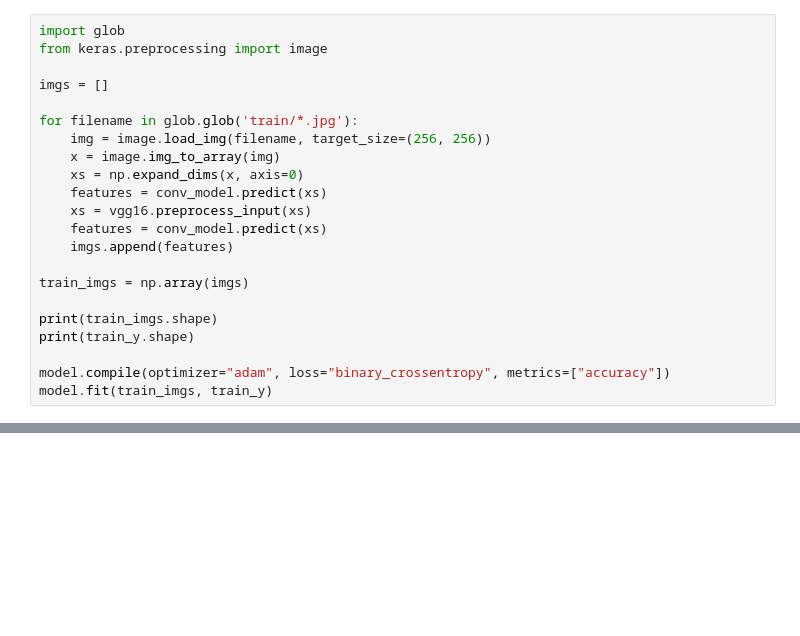
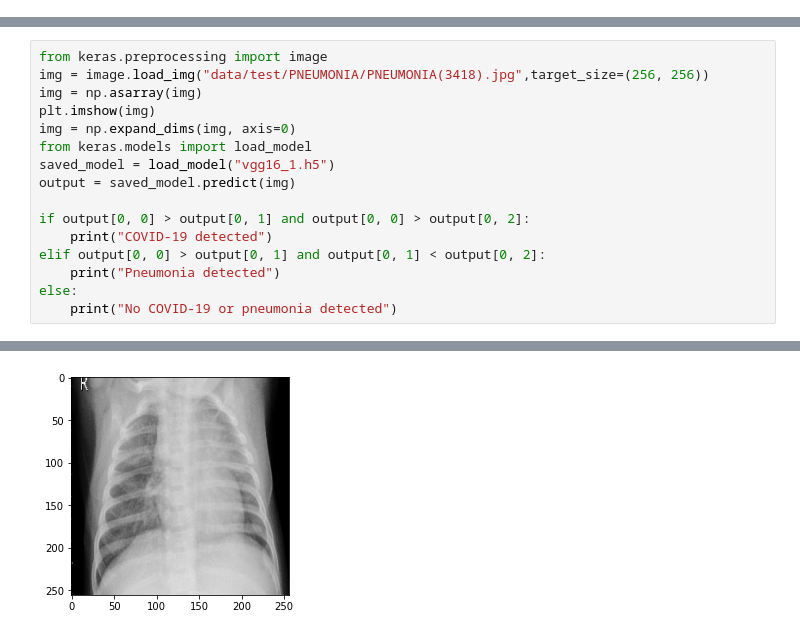
Before and after one commit to kevinjl321/cxr-net, a Jupyter notebook: vgg16.ipynb, the cells around one changed output, grey strips where cells are left out. Saved outputs shown, nothing was run; the diff lists cells and outputs as text; blank space fills up the shorter version.

```diff
--- a/vgg16.ipynb
+++ b/vgg16.ipynb
@@ -47,22 +0,0 @@ test_y = np.array(testy)
-# %%
-import glob
-from keras.preprocessing import image
-
-imgs = []
-
-for filename in glob.glob('train/*.jpg'):
-    img = image.load_img(filename, target_size=(256, 256))
-    x = image.img_to_array(img)
-    xs = np.expand_dims(x, axis=0)
-    features = conv_model.predict(xs)
-    xs = vgg16.preprocess_input(xs)
-    features = conv_model.predict(xs)
-    imgs.append(features)
-
-train_imgs = np.array(imgs)
-
-print(train_imgs.shape)
-print(train_y.shape)
-
-model.compile(optimizer="adam", loss="binary_crossentropy", metrics=["accuracy"])
-model.fit(train_imgs, train_y)
@@ -75,0 +84,17 @@ Please provide data which shares the same first dimension.
+# %%
+from keras.preprocessing import image
+img = image.load_img("data/test/PNEUMONIA/PNEUMONIA(3418).jpg",target_size=(256, 256))
+img = np.asarray(img)
+plt.imshow(img)
+img = np.expand_dims(img, axis=0)
+from keras.models import load_model
+saved_model = load_model("vgg16_1.h5")
+output = saved_model.predict(img)
+
+if output[0, 0] > output[0, 1] and output[0, 0] > output[0, 2]:
+    print("COVID-19 detected")
+elif output[0, 0] > output[0, 1] and output[0, 1] < output[0, 2]:
+    print("Pneumonia detected")
+else:
+    print("No COVID-19 or pneumonia detected")
+# %% [output]
@@ -75,0 +103 @@ Please provide data which shares the same first dimension.
+[figure, added]
```
Also changed, not shown: parts of 12 cells of this notebook, 5 other files.
